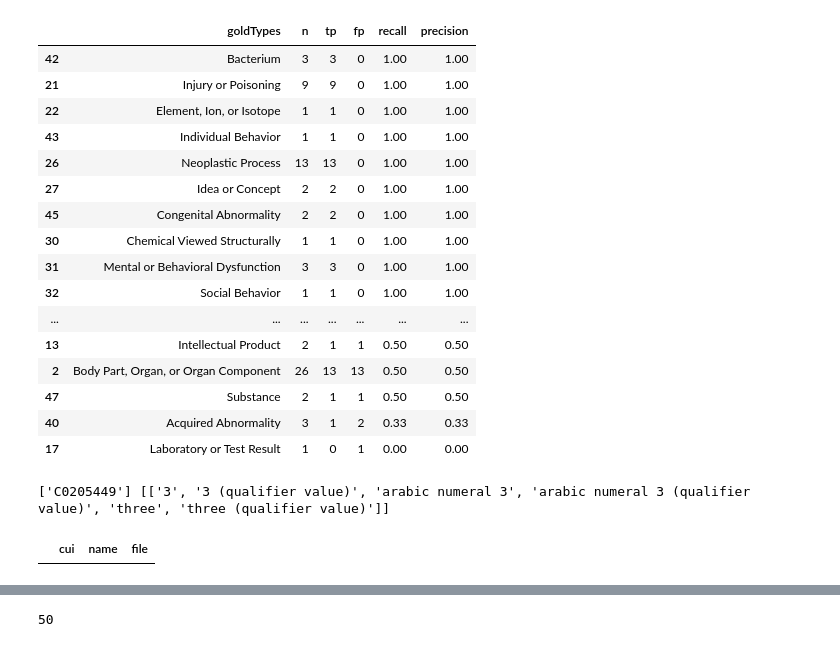
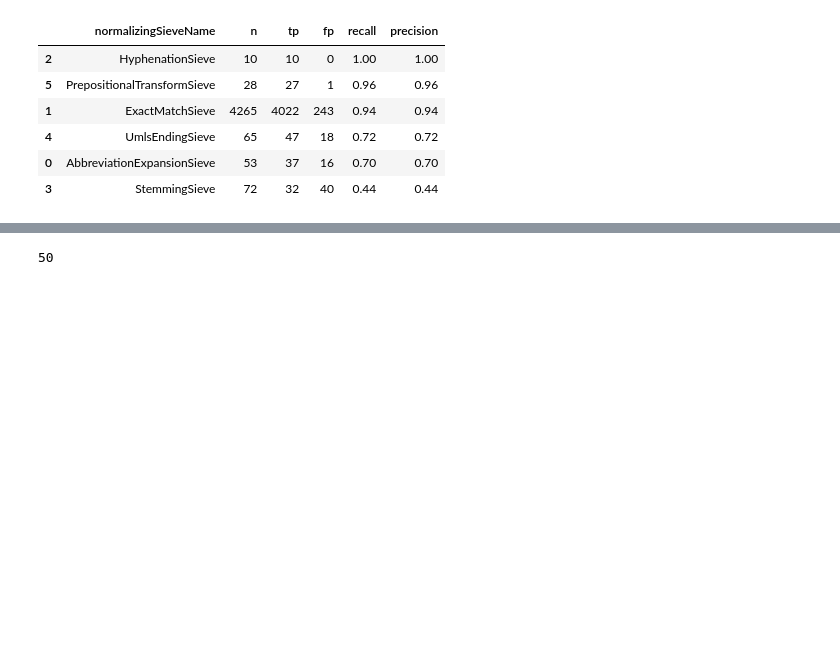
Before and after one commit to etfrenchvcu/disorder-normalizer, a Jupyter notebook: scripts/evaluate.ipynb, the cells around one changed output, grey strips where cells are left out. Cells and saved outputs as stored; diff of their text form; code cells hidden in the pictures; blank space fills up the shorter version.

```diff
--- a/scripts/evaluate.ipynb
+++ b/scripts/evaluate.ipynb
@@ -78,7 +78,7 @@ def sieveResults(results):
     sieves.loc[i+1] = ['Total', n, tp, fp, '-', recall, precision]
     return sieves
 
-def stratifyByCol(df, col):
+def stratifyByCol(df, col, asc=False):
     "Stratifies the results by given column."
     # If the column is a list, explode list into individual rows
     if (df.sample(100).applymap(type).mode(0).astype(str) == "<class 'list'>")[col][0]:
@@ -89,7 +89,14 @@ def stratifyByCol(df, col):
         if not pd.isnull(key):
             sub = df[df[col]==key]
             rows.append([key] + list(getStats(sub)))
-    return pd.DataFrame(rows, columns=[col,'n','tp','fp', 'recall', 'precision']).sort_values('precision',ascending=False)
+    return pd.DataFrame(rows, columns=[col,'n','tp','fp', 'recall', 'precision']).sort_values('precision',ascending=asc)
+
+def stratifyByCols(df, cols, asc=False):
+    for col in cols:
+        # If the column is a list, explode list into individual rows
+        if (df.sample(100).applymap(type).mode(0).astype(str) == "<class 'list'>")[col][0]:
+            df = df.explode(col)
+    return stratifyByCol(df.assign(combined=df[cols].agg('-'.join, axis=1)), 'combined',asc=asc)
 
 def getAmbiguous(df):
     "Find ambiguous names"
@@ -136,32 +143,17 @@ Wall time: 8.71 s
 # %%
 # Stratify performance by column
 normalized = analysis[analysis.normalized]
 stratifyByCol(normalized, 'normalizingSource')
 stratifyByCol(normalized, 'normalizingSieveName')
-stratifyByCol(normalized, 'predTypes')
-stratifyByCol(normalized, 'goldTypes')
+# stratifyByCols(normalized, ['normalizingSource','normalizingSieveName'])
+# display(stratifyByCols(normalized, ['predTypes','goldTypes']))
+# stratifyByCol(analysis, 'predTypes', asc=True)
+# stratifyByCol(analysis, 'goldTypes', asc=True)
 # %% [output]
-|  | goldTypes | n | tp | fp | recall | precision |
-| 42 | Bacterium | 3 | 3 | 0 | 1.00 | 1.00 |
-| 21 | Injury or Poisoning | 9 | 9 | 0 | 1.00 | 1.00 |
-| 22 | Element, Ion, or Isotope | 1 | 1 | 0 | 1.00 | 1.00 |
-| 43 | Individual Behavior | 1 | 1 | 0 | 1.00 | 1.00 |
-| 26 | Neoplastic Process | 13 | 13 | 0 | 1.00 | 1.00 |
-| 27 | Idea or Concept | 2 | 2 | 0 | 1.00 | 1.00 |
-| 45 | Congenital Abnormality | 2 | 2 | 0 | 1.00 | 1.00 |
-| 30 | Chemical Viewed Structurally | 1 | 1 | 0 | 1.00 | 1.00 |
-| 31 | Mental or Behavioral Dysfunction | 3 | 3 | 0 | 1.00 | 1.00 |
-| 32 | Social Behavior | 1 | 1 | 0 | 1.00 | 1.00 |
-| ... | ... | ... | ... | ... | ... | ... |
-| 13 | Intellectual Product | 2 | 1 | 1 | 0.50 | 0.50 |
-| 2 | Body Part, Organ, or Organ Component | 26 | 13 | 13 | 0.50 | 0.50 |
-| 47 | Substance | 2 | 1 | 1 | 0.50 | 0.50 |
-| 40 | Acquired Abnormality | 3 | 1 | 2 | 0.33 | 0.33 |
-| 17 | Laboratory or Test Result | 1 | 0 | 1 | 0.00 | 0.00 |
+|  | normalizingSieveName | n | tp | fp | recall | precision |
+| 2 | HyphenationSieve | 10 | 10 | 0 | 1.00 | 1.00 |
+| 5 | PrepositionalTransformSieve | 28 | 27 | 1 | 0.96 | 0.96 |
+| 1 | ExactMatchSieve | 4265 | 4022 | 243 | 0.94 | 0.94 |
+| 4 | UmlsEndingSieve | 65 | 47 | 18 | 0.72 | 0.72 |
+| 0 | AbbreviationExpansionSieve | 53 | 37 | 16 | 0.70 | 0.70 |
+| 3 | StemmingSieve | 72 | 32 | 40 | 0.44 | 0.44 |
-# %%
-s = '3'
-print(nameCui[s],[cuiName[x] for x in nameCui[s]])
-train[train.name == '3']
-# %% [output]
-['C0205449'] [['3', '3 (qualifier value)', 'arabic numeral 3', 'arabic numeral 3 (qualifier value)', 'three', 'three (qualifier value)']]
-|  | cui | name | file |
```
Also changed, not shown: parts of 6 cells of this notebook, 9 other files.
